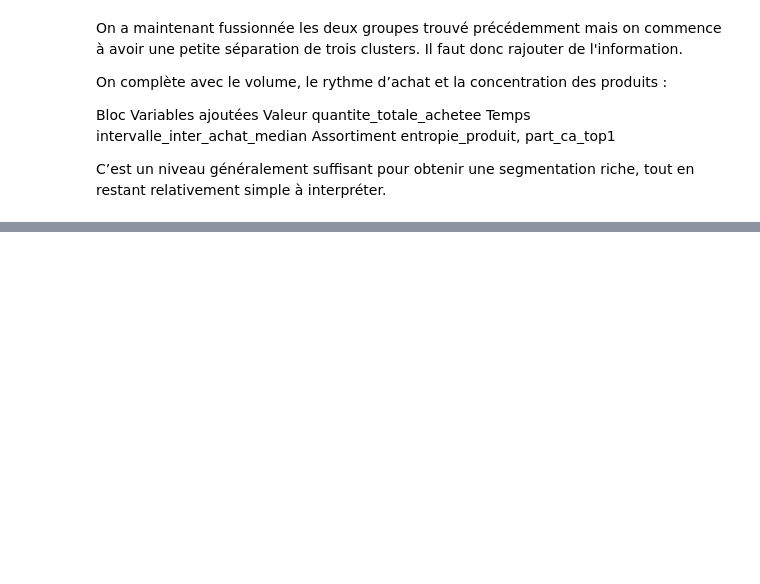
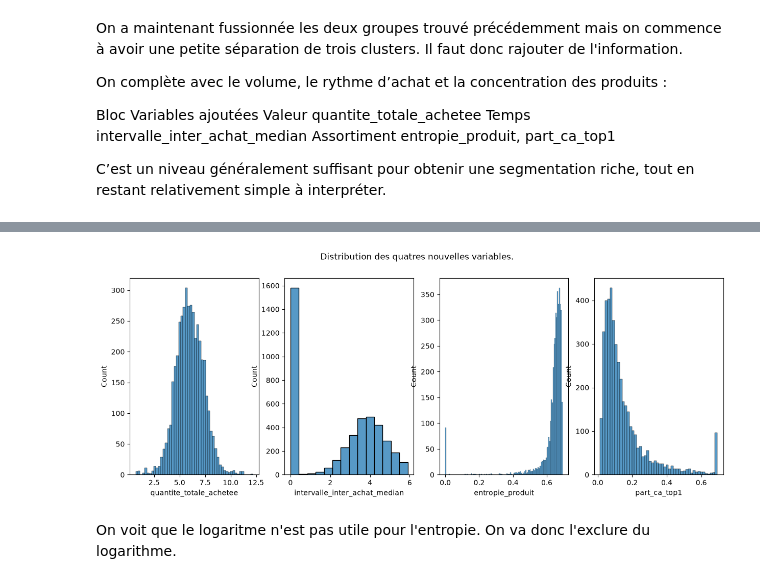
Before and after one commit to fmazur57u/Projet-Kmeans-et-spectral-clustering, a Jupyter notebook: Kmeans_spectral_clustering.ipynb, the cells around one changed output, grey strips where cells are left out. Drawn from its saved outputs; the diff is of its cells as text; code cells hidden in the pictures; blank space fills up the shorter version.

```diff
--- a/Kmeans_spectral_clustering.ipynb
+++ b/Kmeans_spectral_clustering.ipynb
@@ -599,3 +599,6 @@ Temps	intervalle_inter_achat_median
 Assortiment	entropie_produit, part_ca_top1
 
 C’est un niveau généralement suffisant pour obtenir une segmentation riche, tout en restant relativement simple à interpréter.
+# %%
+data["quantite_totale_achetee"] = df.groupby("CustomerID")["Quantity"].sum()
+data
@@ -601,0 +740,12 @@ C’est un niveau généralement suffisant pour obtenir une segmentation riche,
+# %%
+data_log = data.copy()
+
+
+data_log[
+    data_log.select_dtypes(include="number").columns.difference(["ancienneté"])
+] = np.log1p(
+    data_log[
+        data_log.select_dtypes(include="number").columns.difference(["ancienneté"])
+    ]
+)
+data_log
@@ -601,0 +767,17 @@ C’est un niveau généralement suffisant pour obtenir une segmentation riche,
+# %%
+data_log["ratio_activite_recente_historique"] = np.log1p(
+    data_log["ratio_activite_recente_historique"]
+)
+# %%
+fig, ax = plt.subplots(1, 4)
+fig.set_size_inches(15, 5)
+plt.suptitle("Distribution des quatres nouvelles variables.")
+sns.histplot(data_log, x="quantite_totale_achetee", ax=ax[0])
+sns.histplot(data_log, x="intervalle_inter_achat_median", ax=ax[1])
+sns.histplot(data_log, x="entropie_produit", ax=ax[2])
+sns.histplot(data_log, x="part_ca_top1", ax=ax[3])
+plt.show()
+# %% [output]
+[figure, added]
+# %% [markdown]
+On voit que le logaritme n'est pas utile pour l'entropie. On va donc l'exclure du logarithme.
```
Also changed, not shown: parts of 36 cells of this notebook, 1 other file.
